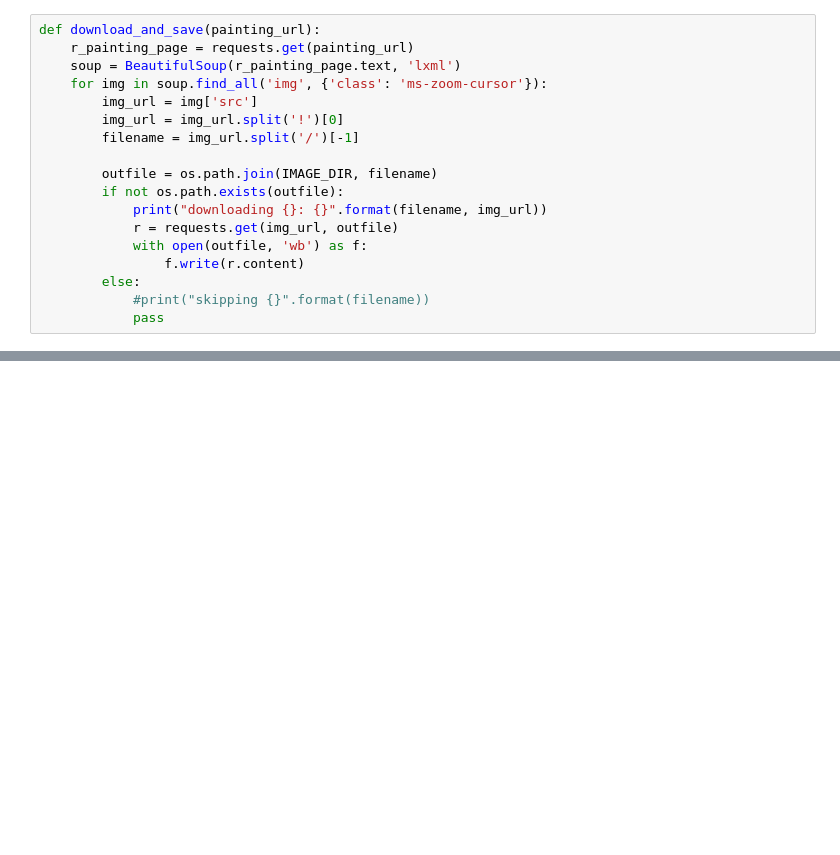
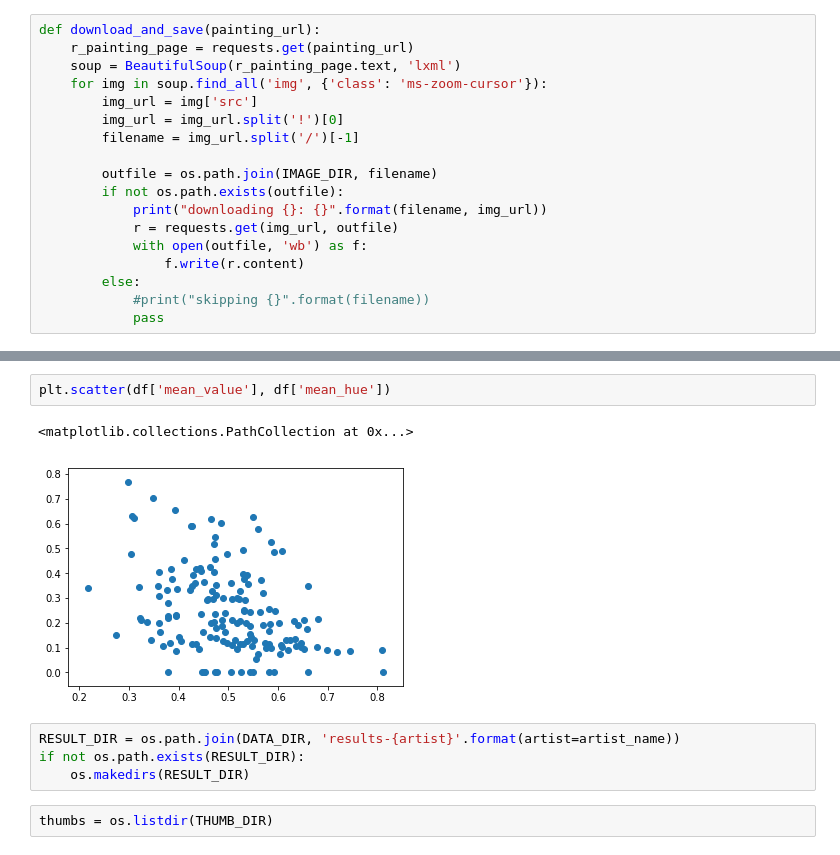
Before and after one commit to ucsd-dsc-arts/dsc160-midterm-group19, a Jupyter notebook: code/Cameron S/Cameron S Beksinski Notebook.ipynb, the cells around one changed output, grey strips where cells are left out. Saved outputs shown, nothing was run; the diff lists cells and outputs as text; blank space fills up the shorter version.

```diff
--- a/code/Cameron S/Cameron S Beksinski Notebook.ipynb
+++ b/code/Cameron S/Cameron S Beksinski Notebook.ipynb
@@ -77,0 +166,11 @@ KeyboardInterrupt:
+# %%
+plt.scatter(df['mean_value'], df['mean_hue'])
+# %% [output]
+<matplotlib.collections.PathCollection at 0x...>
+[figure, added]
+# %%
+RESULT_DIR = os.path.join(DATA_DIR, 'results-{artist}'.format(artist=artist_name))
+if not os.path.exists(RESULT_DIR):
+    os.makedirs(RESULT_DIR)
+# %%
+thumbs = os.listdir(THUMB_DIR)
```
Also changed, not shown: parts of 25 cells of this notebook.
